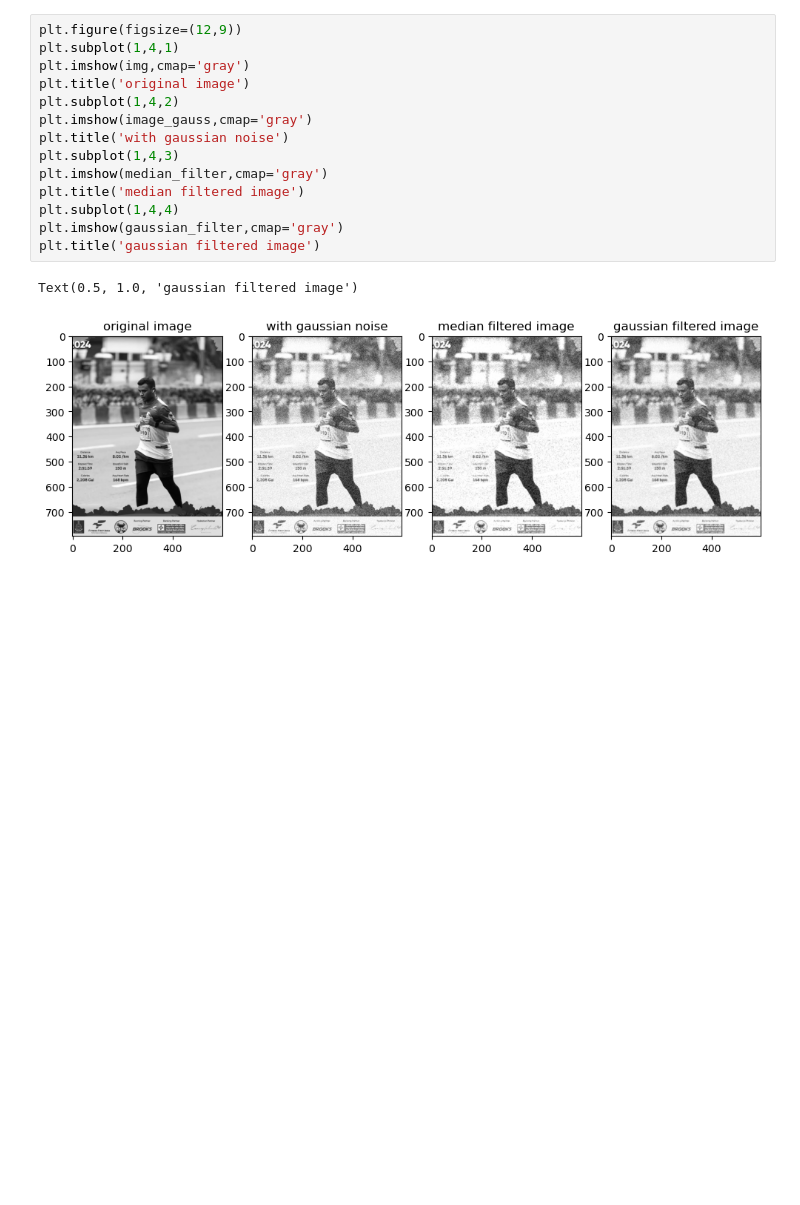
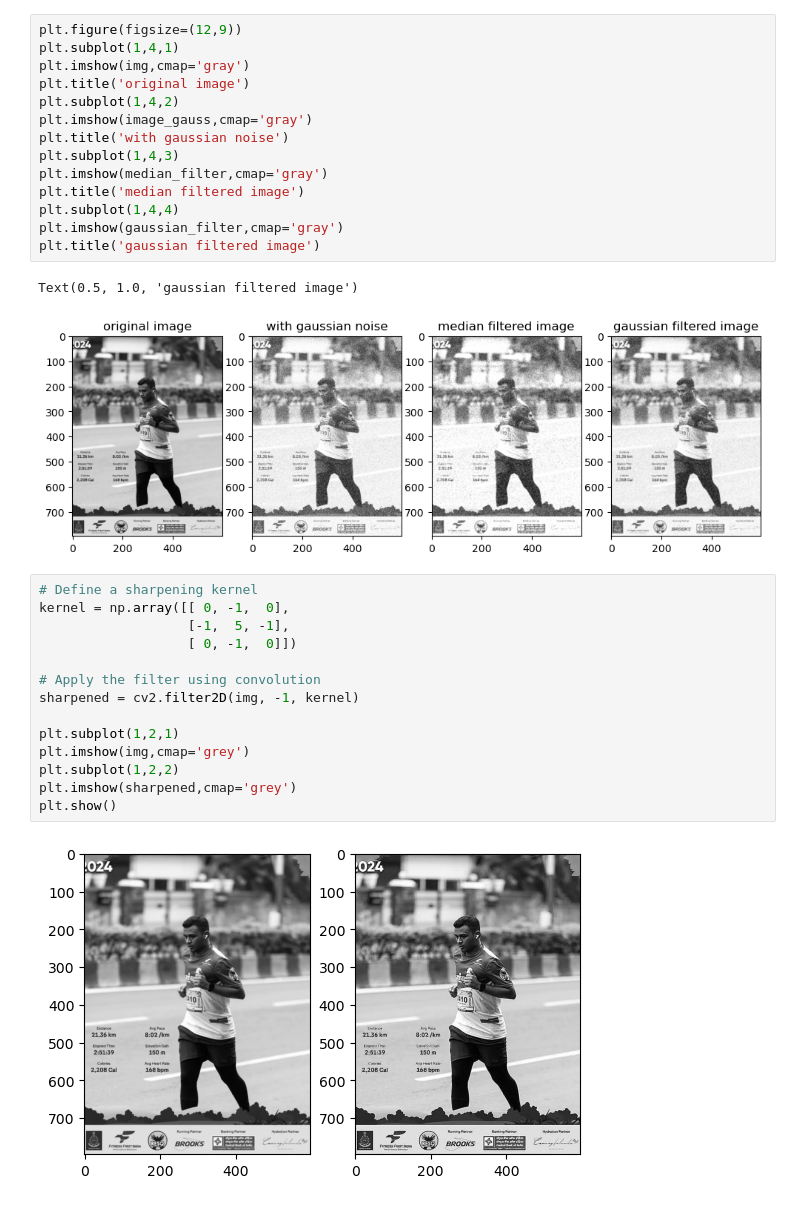
Before and after one commit to ShreyashDhoot/IPPR_coursework, a Jupyter notebook: experiment_3/experiment_3.ipynb, the cells around one changed output. Cells and saved outputs as stored; diff of their text form; blank space fills up the shorter version.

Commit message:
sharpening image

```diff
--- a/experiment_3/experiment_3.ipynb
+++ b/experiment_3/experiment_3.ipynb
@@ -63,3 +65,19 @@ plt.title('gaussian filtered image')
 # %% [output]
 Text(0.5, 1.0, 'gaussian filtered image')
 [figure]
+# %%
+# Define a sharpening kernel
+kernel = np.array([[ 0, -1,  0],
+                   [-1,  5, -1],
+                   [ 0, -1,  0]])
+
+# Apply the filter using convolution
+sharpened = cv2.filter2D(img, -1, kernel)
+
+plt.subplot(1,2,1)
+plt.imshow(img,cmap='grey')
+plt.subplot(1,2,2)
+plt.imshow(sharpened,cmap='grey')
+plt.show()
+# %% [output]
+[figure, added]
```
Also changed, not shown: parts of 1 cell of this notebook, 1 other file.
